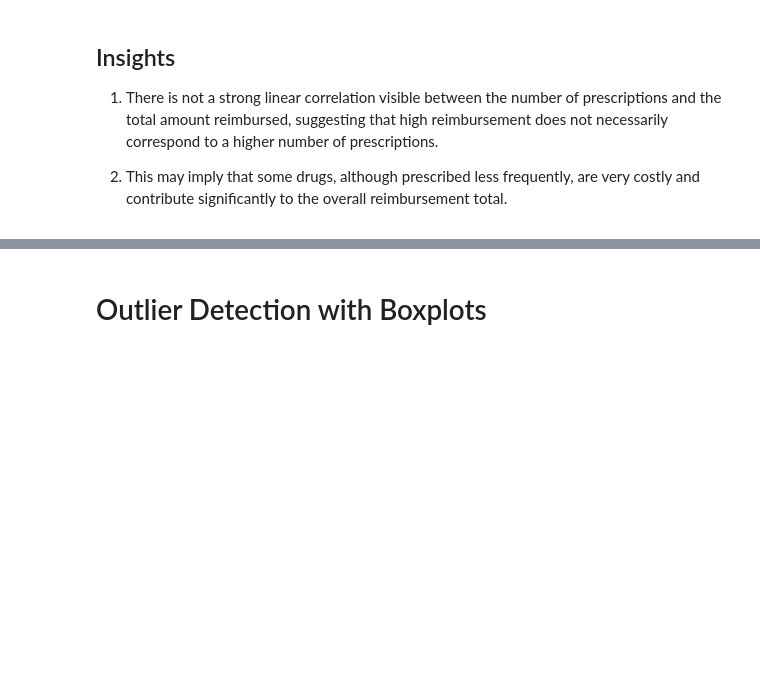
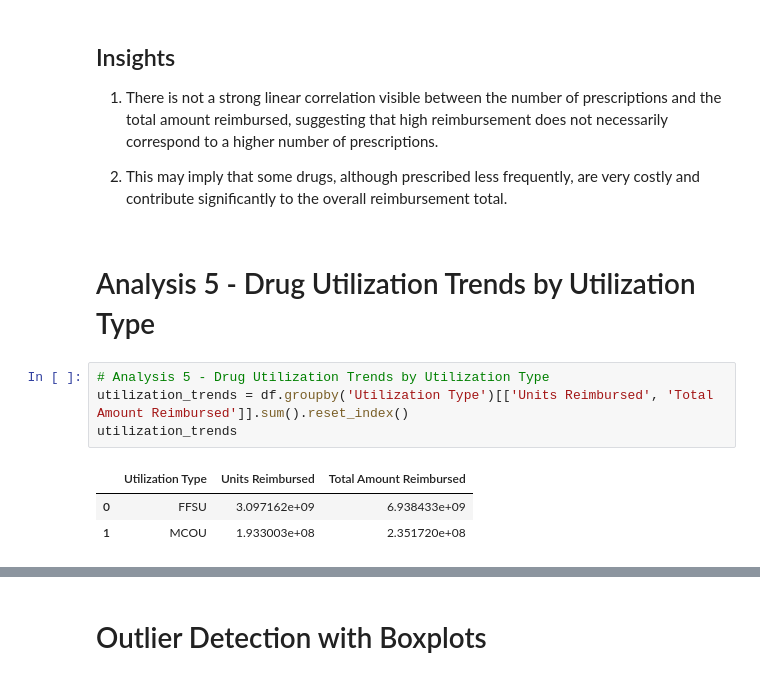
Before and after one commit to thaychansy/medicaid_drug_ultilization_analysis, a Jupyter notebook: medicaid_drug_utilization_analysis.ipynb, the cells around one changed output, grey strips where cells are left out. Cells and saved outputs as stored; diff of their text form; blank space fills up the shorter version.

```diff
--- a/medicaid_drug_utilization_analysis.ipynb
+++ b/medicaid_drug_utilization_analysis.ipynb
@@ -323,3 +355,13 @@ plt.show()
 1. There is not a strong linear correlation visible between the number of prescriptions and the total amount reimbursed, suggesting that high reimbursement does not necessarily correspond to a higher number of prescriptions.
 
 2. This may imply that some drugs, although prescribed less frequently, are very costly and contribute significantly to the overall reimbursement total.
+# %% [markdown]
+# Analysis 5 - Drug Utilization Trends by Utilization Type
+# %%
+# Analysis 5 - Drug Utilization Trends by Utilization Type
+utilization_trends = df.groupby('Utilization Type')[['Units Reimbursed', 'Total Amount Reimbursed']].sum().reset_index()
+utilization_trends
+# %% [output]
+|  | Utilization Type | Units Reimbursed | Total Amount Reimbursed |
+| 0 | FFSU | 3.097162e+09 | 6.938433e+09 |
+| 1 | MCOU | 1.933003e+08 | 2.351720e+08 |
```
Also changed, not shown: parts of 13 cells of this notebook, 5 other files.
